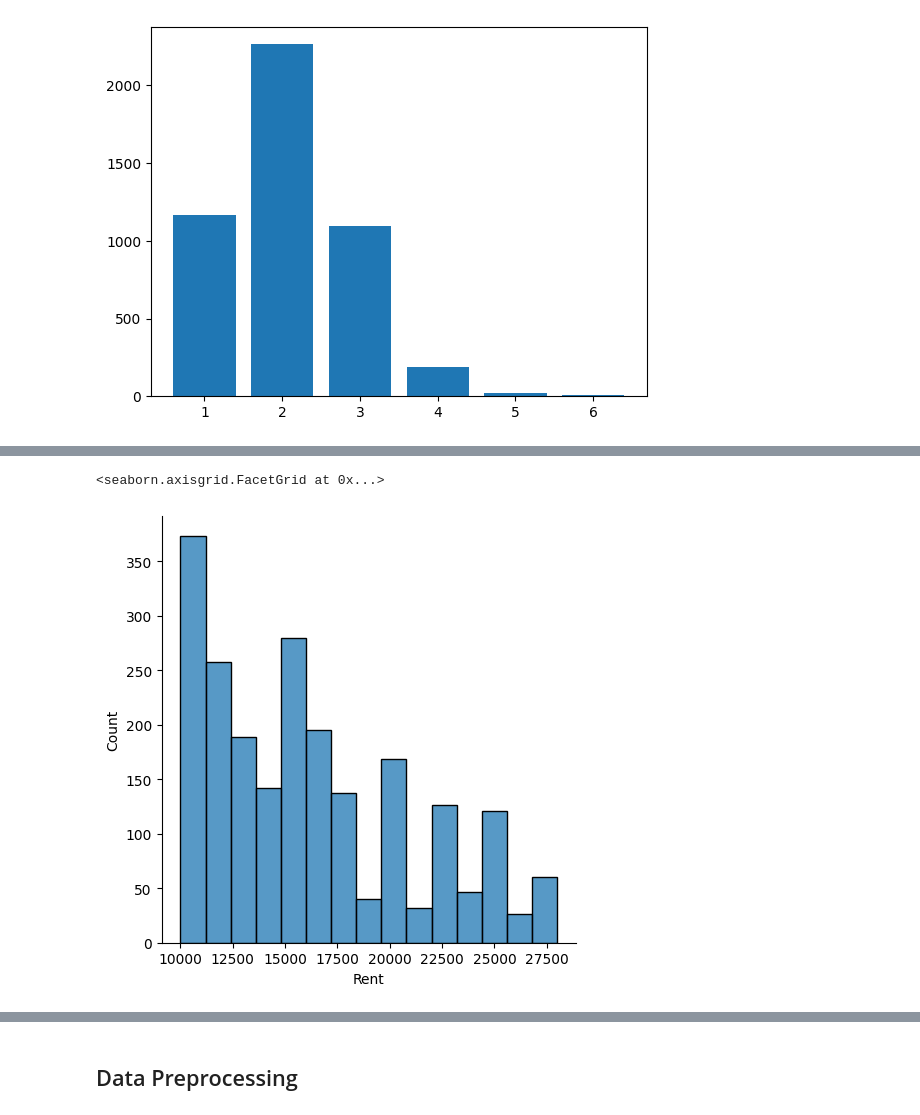
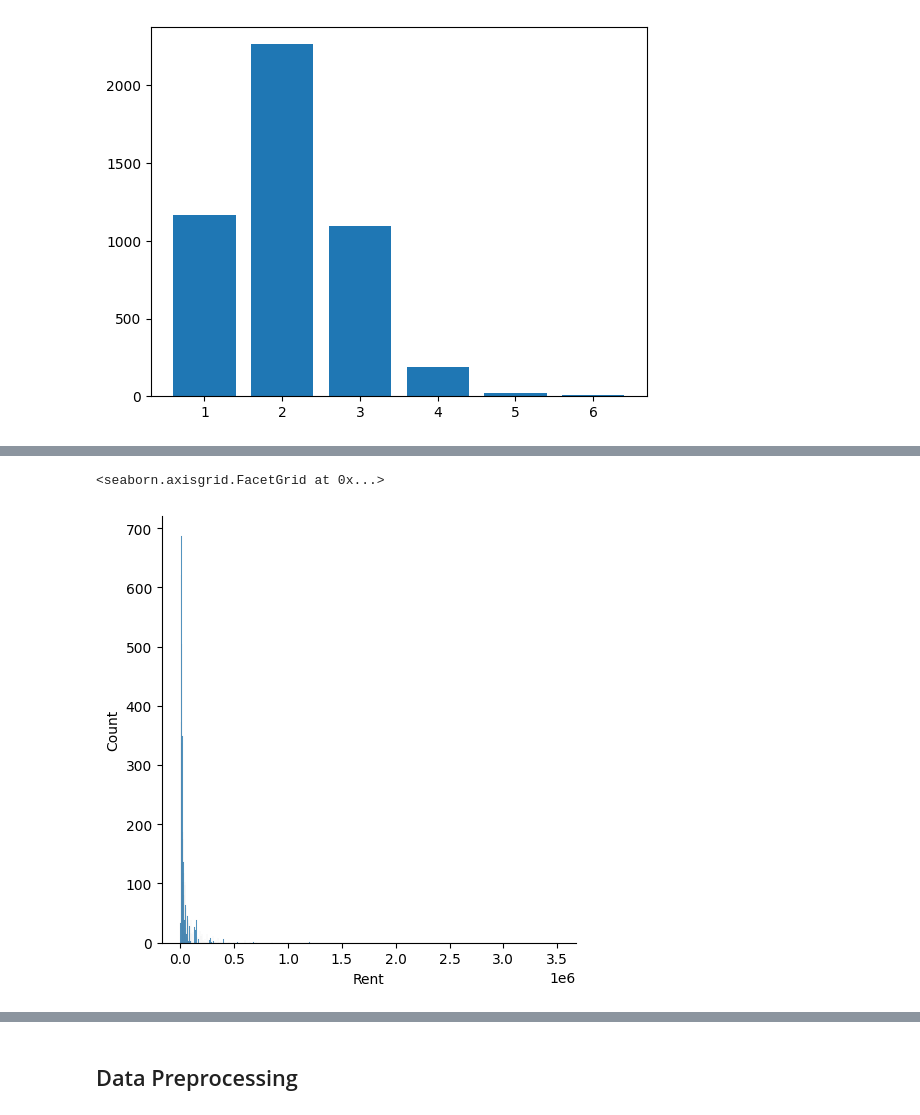
Before and after one commit to spadrejuan/CSELEC2C-LabExer1, a Jupyter notebook: Padrejuan - Lab Exercise 1 - Source Code.ipynb, the cells around one changed output, grey strips where cells are left out. Cells and saved outputs as stored; diff of their text form; code cells hidden in the pictures.

```diff
--- a/Padrejuan - Lab Exercise 1 - Source Code.ipynb
+++ b/Padrejuan - Lab Exercise 1 - Source Code.ipynb
@@ -143,0 +165,3 @@ cleaned_floor_data # This is now the dataset with cleaned data of the Floors col
+# %%
+cleaned_floor_data = data
+cleaned_floor_data # all floor values are now cleaned and quantified
@@ -206,6 +206,6 @@ Name: Rent, dtype: float64
 # %%
-sns.displot(no_rent_outliers['Rent'])
+sns.displot(cleaned_floor_data['Rent'])
 # %% [output]
 <seaborn.axisgrid.FacetGrid at 0x...>
-[figure, old version]
+[figure, new version]
 # %%
```
Also changed, not shown: parts of 34 cells of this notebook.
